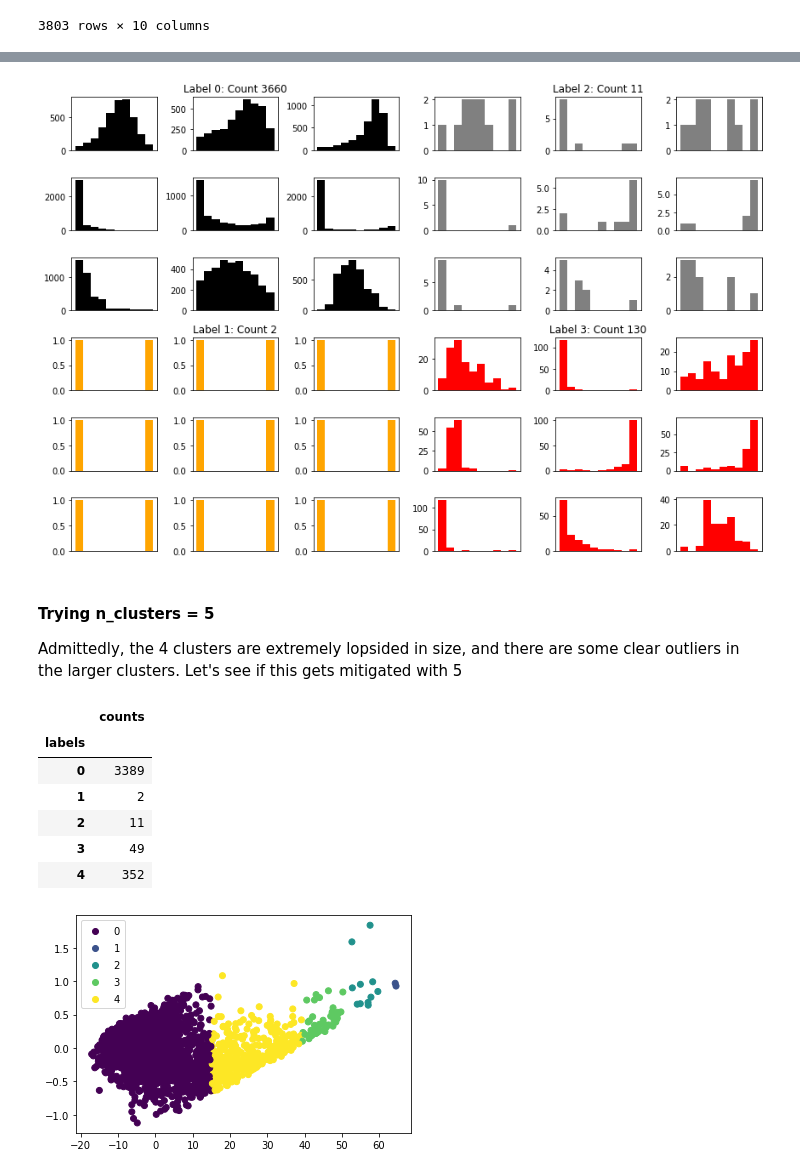
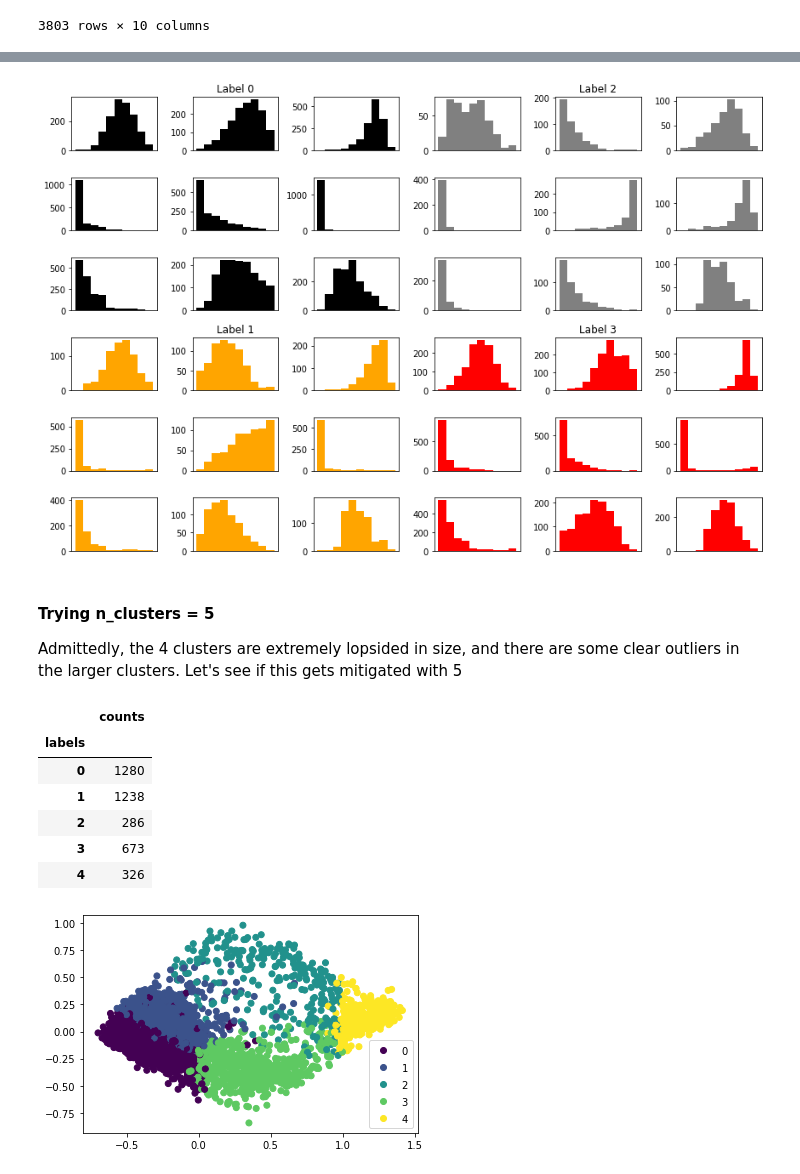
Before and after one commit to JackE249/Spotify-Data-301, a Jupyter notebook: other_clustering.ipynb, the cells around one changed output, grey strips where cells are left out. Drawn from its saved outputs; the diff is of its cells as text; code cells hidden in the pictures.

Commit message:
properly normalized table w/ redone clustering

```diff
--- a/other_clustering.ipynb
+++ b/other_clustering.ipynb
@@ -24,10 +24,10 @@ final_df
 | 16980 | 0.882 | 0.662 | -6.382 | 0.2420 | 0.01240 | 0.000000 | 0.1060 | 0.570 | ... |
 16981 rows × 9 columns
 # %%
-#normalizing loudness and tempo
-final_df['loudness'] = final_df.loudness.apply(lambda x: x/final_df['loudness'].max())
-final_df['tempo'] = final_df.tempo.apply(lambda x: x/final_df['tempo'].max())
+#normalizing columns and dropping duplicates
+
 final_df = final_df.drop_duplicates()
+final_df = (final_df-final_df.min())/(final_df.max()-final_df.min())
 final_df
 # %% [output]
 |  | danceability | energy | loudness | speechiness | acousticness | instrumentalness | liveness | valence | ... |
@@ -185,7 +202,7 @@ fig_graphs.tight_layout()
 
 fig_axes[0,0].hist(analysis.loc[0]['danceability'], color='black');
 fig_axes[0,1].hist(analysis.loc[0]['energy'], color='black');
-fig_axes[0,1].set_title('Label 0: Count 3660');
+fig_axes[0,1].set_title('Label 0');
 fig_axes[0,2].hist(analysis.loc[0]['loudness'], color='black');
 fig_axes[1,0].hist(analysis.loc[0]['speechiness'], color='black');
 fig_axes[1,1].hist(analysis.loc[0]['acousticness'], color='black');
@@ -196,43 +213,43 @@ fig_axes[2,2].hist(analysis.loc[0]['tempo'], color='black');
 
 fig_axes[3,0].hist(analysis.loc[1]['danceability'], color='orange');
 fig_axes[3,1].hist(analysis.loc[1]['energy'], color='orange');
-fig_axes[3,1].set_title('Label 1: Count 2');
+fig_axes[3,1].set_title('Label 1');
 fig_axes[3,2].hist(analysis.loc[1]['loudness'], color='orange');
 fig_axes[4,0].hist(analysis.loc[1]['speechiness'], color='orange');
 fig_axes[4,1].hist(analysis.loc[1]['acousticness'], color='orange');
 fig_axes[4,2].hist(analysis.loc[1]['instrumentalness'], color='orange');
 fig_axes[5,0].hist(analysis.loc[1]['liveness'], color='orange');
 fig_axes[5,1].hist(analysis.loc[1]['valence'], color='orange');
 fig_axes[5,2].hist(analysis.loc[1]['tempo'], color='orange');
 
 fig_axes[0,3].hist(analysis.loc[2]['danceability'], color='gray');
 fig_axes[0,4].hist(analysis.loc[2]['energy'], color='gray');
-fig_axes[0,4].set_title('Label 2: Count 11');
+fig_axes[0,4].set_title('Label 2');
 fig_axes[0,5].hist(analysis.loc[2]['loudness'], color='gray');
 fig_axes[1,3].hist(analysis.loc[2]['speechiness'], color='gray');
 fig_axes[1,4].hist(analysis.loc[2]['acousticness'], color='gray');
 fig_axes[1,5].hist(analysis.loc[2]['instrumentalness'], color='gray');
 fig_axes[2,3].hist(analysis.loc[2]['liveness'], color='gray');
 fig_axes[2,4].hist(analysis.loc[2]['valence'], color='gray');
 fig_axes[2,5].hist(analysis.loc[2]['tempo'], color='gray');
 
 fig_axes[3,3].hist(analysis.loc[3]['danceability'], color='red');
 fig_axes[3,4].hist(analysis.loc[3]['energy'], color='red');
-fig_axes[3,4].set_title('Label 3: Count 130');
+fig_axes[3,4].set_title('Label 3');
 fig_axes[3,5].hist(analysis.loc[3]['loudness'], color='red');
 fig_axes[4,3].hist(analysis.loc[3]['speechiness'], color='red');
 fig_axes[4,4].hist(analysis.loc[3]['acousticness'], color='red');
 fig_axes[4,5].hist(analysis.loc[3]['instrumentalness'], color='red');
 fig_axes[5,3].hist(analysis.loc[3]['liveness'], color='red');
 fig_axes[5,4].hist(analysis.loc[3]['valence'], color='red');
 fig_axes[5,5].hist(analysis.loc[3]['tempo'], color='red');
 
 for ax in fig_axes:
     for a in ax:
         a.set_xticks([])
         #a.set_yticks([])
 # %% [output]
-[figure, old version]
+[figure, new version]
 # %% [markdown]
 #### Trying n_clusters = 5
 
@@ -244,11 +261,11 @@ pd.DataFrame({'labels': new_labels, 'counts': new_labels}).groupby('labels').cou
 # %% [output]
 |  | counts |
 | labels |  |
-| 0 | 3389 |
-| 1 | 2 |
-| 2 | 11 |
-| 3 | 49 |
-| 4 | 352 |
+| 0 | 1280 |
+| 1 | 1238 |
+| 2 | 286 |
+| 3 | 673 |
+| 4 | 326 |
 # %%
 pca_2dN = pd.DataFrame(pca2d.fit_transform(final_df))
 pca_2dN['labels'] = new_labels
@@ -256,7 +273,7 @@ pca_2dN.columns = ['x','y','labels']
 scat_5c = plt.scatter(pca_2dN['x'], pca_2dN['y'], c=pca_2dN['labels']);
 plt.legend(*scat_5c.legend_elements());
 # %% [output]
-[figure, old version]
+[figure, new version]
 # %%
 pca_3dN = pd.DataFrame(pca3d.fit_transform(final_df))
 pca_3dN['labels'] = new_labels
```
Also changed, not shown: parts of 19 cells of this notebook.
